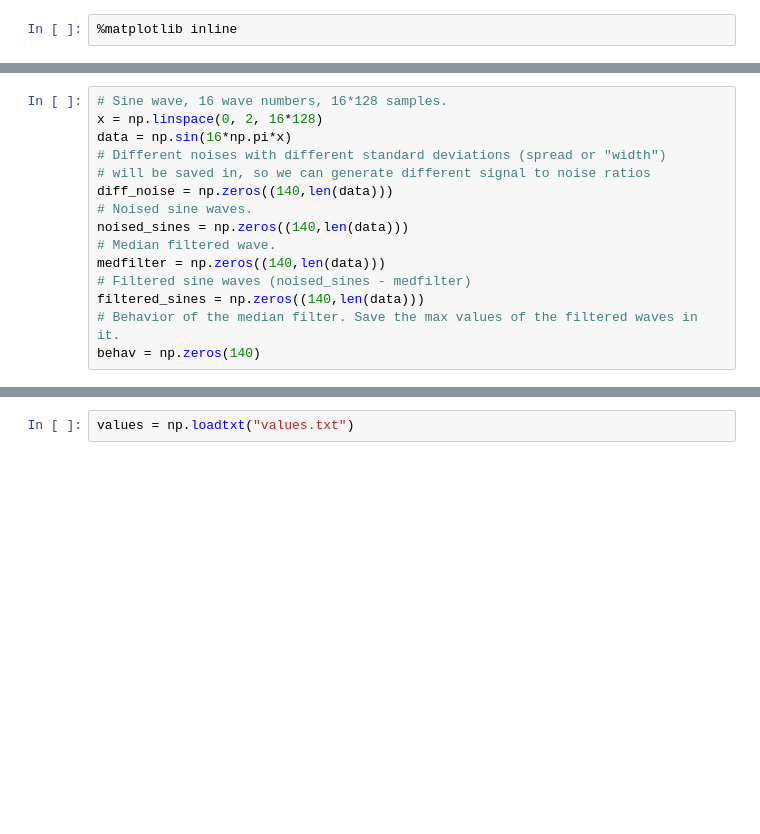
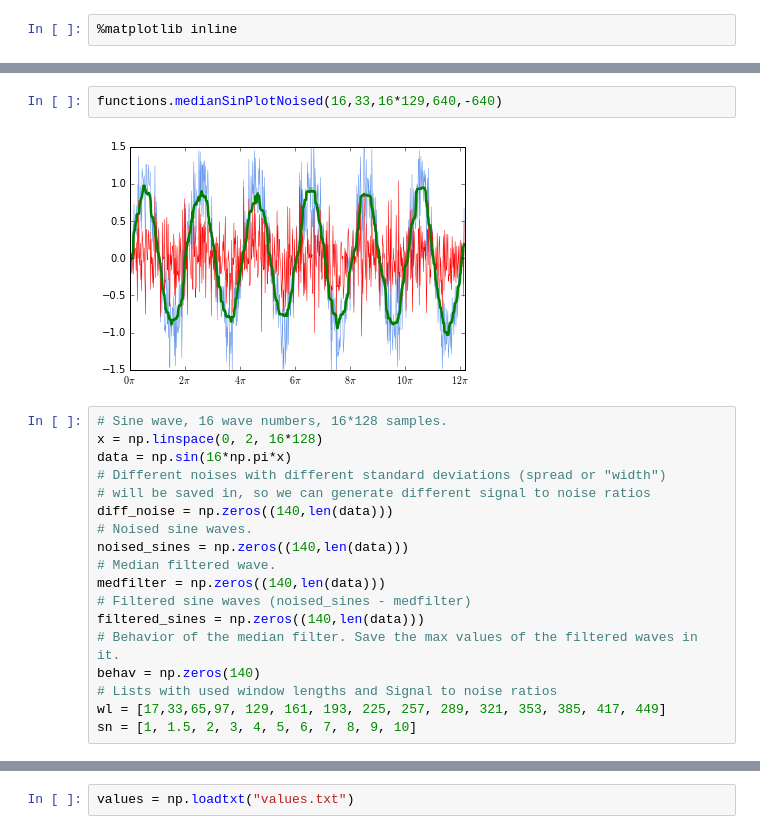
Before and after one commit to ktakagaki/kt-2015-DSPHandsOn, a Jupyter notebook: MedianFilter/Python/06. Behavior of the median filter with white noise/Behavior of the median filter with a noised sine wave.ipynb, the cells around one changed output, grey strips where cells are left out. Cells and saved outputs as stored; diff of their text form; blank space fills up the shorter version.

```diff
--- a/MedianFilter/Python/06. Behavior of the median filter with white noise/Behavior of the median filter with a noised sine wave.ipynb
+++ b/MedianFilter/Python/06. Behavior of the median filter with white noise/Behavior of the median filter with a noised sine wave.ipynb
@@ -23,6 +23,10 @@ Remotes: fork, origin,
 Current branch: master
 fork remote URL: http://github.com/dowa4213/kt-2015-DSPHandsOn.git
 origin remote URL: https://github.com/ktakagaki/kt-2015-DSPHandsOn.git
+# %%
+functions.medianSinPlotNoised(16,33,16*129,640,-640)
+# %% [output]
+[figure, added]
 # %%
 # Sine wave, 16 wave numbers, 16*128 samples.
 x = np.linspace(0, 2, 16*128)
@@ -38,5 +42,8 @@ medfilter = np.zeros((140,len(data)))
 filtered_sines = np.zeros((140,len(data)))
 # Behavior of the median filter. Save the max values of the filtered waves in it.
 behav = np.zeros(140)
+# Lists with used window lengths and Signal to noise ratios
+wl = [17,33,65,97, 129, 161, 193, 225, 257, 289, 321, 353, 385, 417, 449]
+sn = [1, 1.5, 2, 3, 4, 5, 6, 7, 8, 9, 10]
 # %%
 # Calculate and save all values.
```
Also changed, not shown: parts of 8 cells of this notebook, 4 other files.
